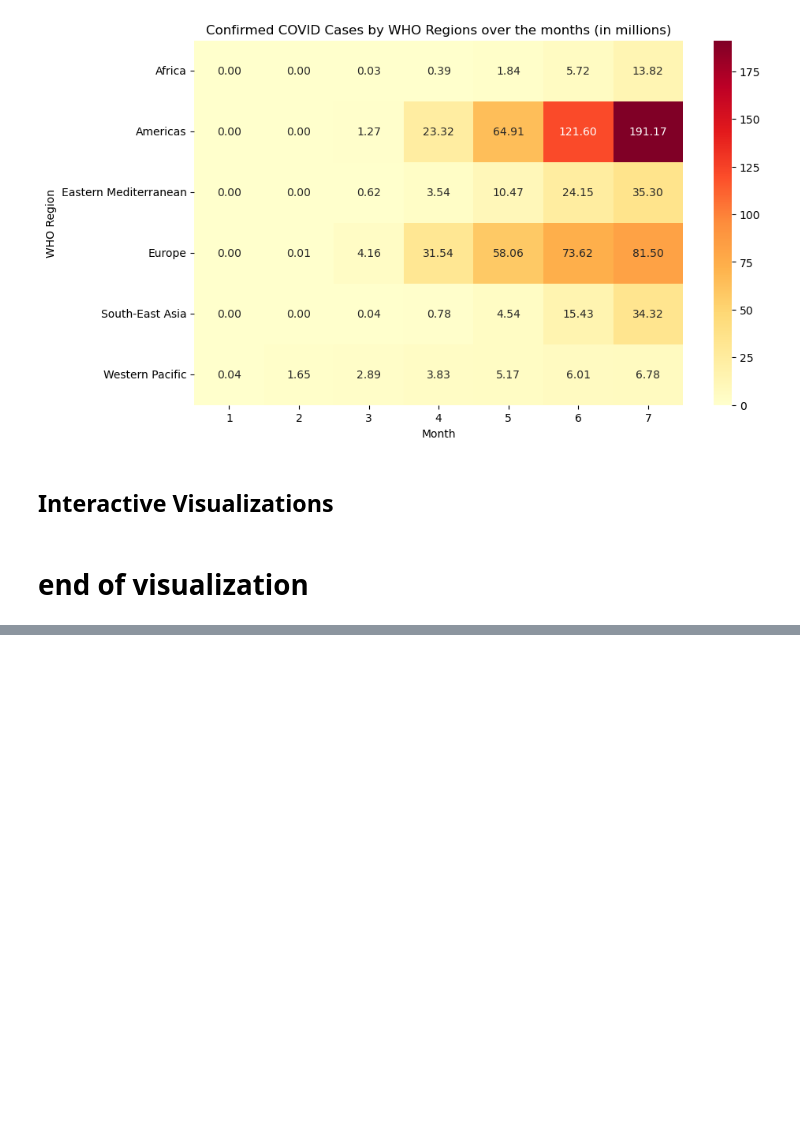
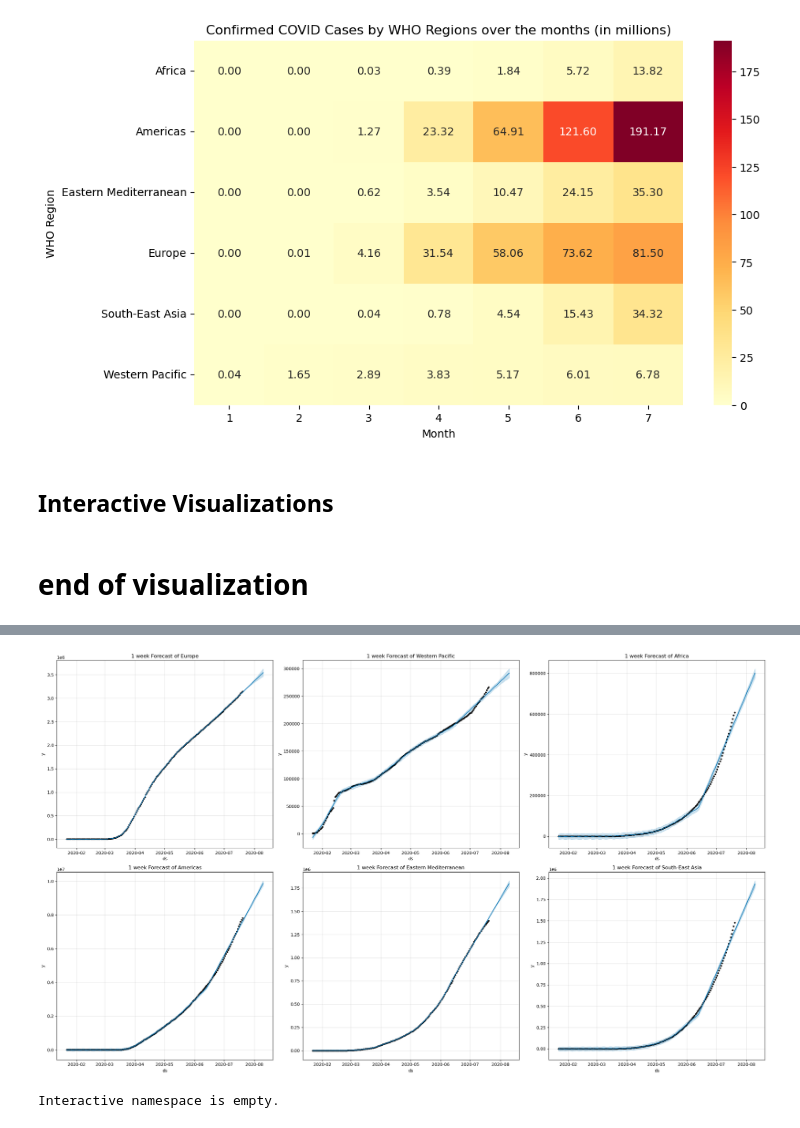
Before and after one commit to RehanShaikh-ai/covid-19-analysis-and-forecasting, a Jupyter notebook: covid_analysis.ipynb, the cells around one changed output, grey strips where cells are left out. Saved outputs shown, nothing was run; the diff lists cells and outputs as text; code cells hidden in the pictures; blank space fills up the shorter version.

Commit message:
add evaluation

```diff
--- a/covid_analysis.ipynb
+++ b/covid_analysis.ipynb
@@ -223,17 +224,25 @@ from prophet import Prophet
 # %%
 fig, axes = plt.subplots(2,3, figsize=(24,14))
-
+perf = []
 for ax, i in zip(axes.flat, whos):
 
     who = df[df['WHO Region'] == i ][['Date', 'Confirmed']]
     who.rename(columns={'Date':'ds', 'Confirmed':'y'}, inplace=True)
     who = who.groupby('ds')['y'].sum().reset_index()
+    train = who[:-7]
+    test = who[-7:]
+
     model = Prophet()
-    model.fit(who)
-    future = model.make_future_dataframe(periods=7, freq='D')
+    model.fit(train)
+    future = model.make_future_dataframe(periods=21, freq='D') #first 7 days for evaluation + last 7 days forecasting
     forecast = model.predict(future)
     model.plot(forecast, ax=ax)
+    ax.grid(True)
     ax.set_title(f"1 week Forecast of {i}")
+
+    perf.append(root_mean_squared_error(test['y'], forecast['yhat'][-21:-14]))
+
+
 
 plt.tight_layout()
 plt.show()
@@ -252,0 +262,5 @@ plt.show()
+[figure, added]
+# %%
+who
+# %% [output]
+Interactive namespace is empty.
```
Also changed, not shown: parts of 5 cells of this notebook.
